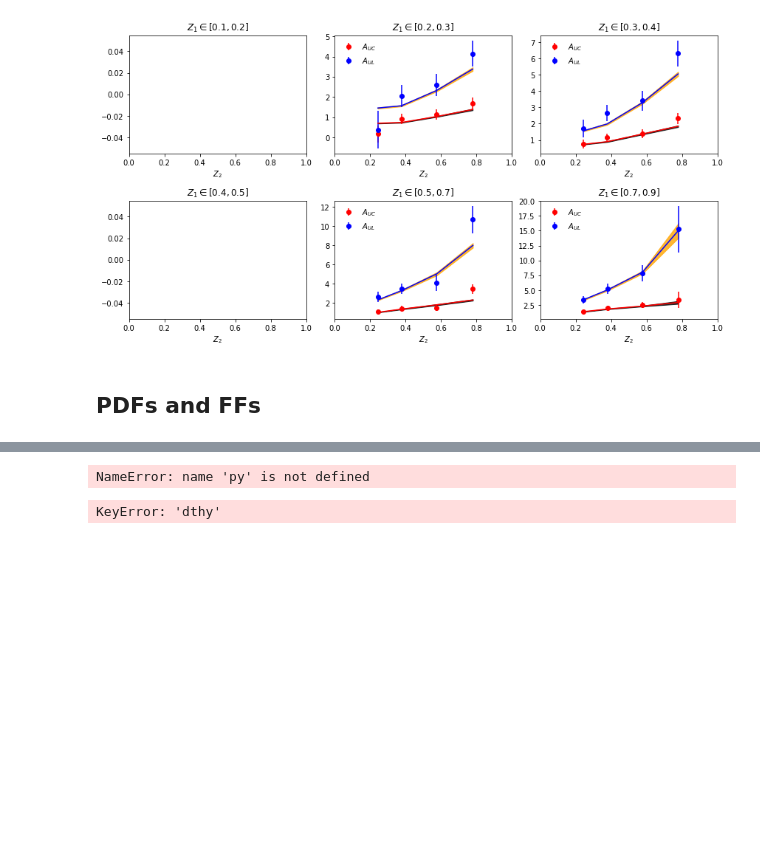
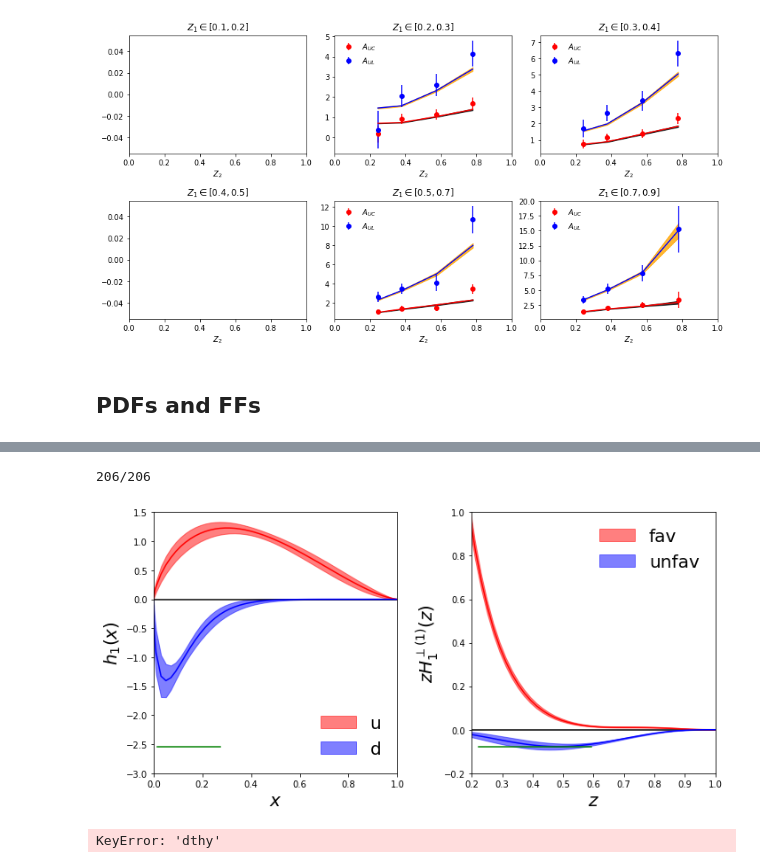
Before and after one commit to zack0179/transfer, a Jupyter notebook: fitlab/notebooks/sia_sidis_lattice_alexei.ipynb, the cells around one changed output, grey strips where cells are left out. Cells and saved outputs as stored; diff of their text form; code cells hidden in the pictures; blank space fills up the shorter version.

```diff
--- a/fitlab/notebooks/sia_sidis_lattice_alexei.ipynb
+++ b/fitlab/notebooks/sia_sidis_lattice_alexei.ipynb
@@ -523,21 +548,55 @@ Hpi=calc(lambda : [conf['collins'].get_C(z,1,'pi+') for z in Z])
+# %%
+X1=10**np.linspace(-4,-2)
+X2=np.linspace(0.0101,0.999)
+X=np.append(X1,X2)
+Q2=2.
+TR=calc(lambda : [conf['transversity'].get_C(x,Q2,target='p') for x in X])
+# %% [output]
+206/206
 # %%
 nrows,ncols=1,2
 py.figure(figsize=(ncols*5,nrows*5))
+
 ax=py.subplot(nrows,ncols,1)
-ax.fill_between(Z,Z*(Hpi['f'][1]-Hpi['df'][1]),Z*(Hpi['f'][1]+Hpi['df'][1]),color='r',alpha=0.5)
-ax.fill_between(Z,Z*(Hpi['f'][3]-Hpi['df'][3]),Z*(Hpi['f'][3]+Hpi['df'][3]),color='b',alpha=0.5)
+ax.fill_between(X,TR['f'][1]-TR['df'][1],TR['f'][1]+TR['df'][1],color='r',alpha=0.5,label="u")
+ax.fill_between(X,TR['f'][3]-TR['df'][3],TR['f'][3]+TR['df'][3],color='b',alpha=0.5,label="d")
+ax.plot(X,X*0,'black')
+ax.plot(X,TR['f'][1],'r')
+ax.plot(X,TR['f'][3],'b')
+ax.set_ylabel(r'$h_{1}(x)$',size=20)
+ax.set_xlabel(r'$x$',size=20)
+ax.set_ylim(-3.,1.5)
+ax.set_xlim(0.,1)
+zmin=np.amin(data['sidis']['tabs']['compass']['x'])
+zmax=np.amax(data['sidis']['tabs']['HERMES']['x'])
+ymin,ymax=ax.get_ylim()
+dy=ymax-ymin
+ax.plot([zmin,zmax],[ymin+dy*0.1,ymin+dy*0.1],'g-')
+ax.legend(fontsize=20,frameon=False)
+
+ax=py.subplot(nrows,ncols,2)
+ax.fill_between(Z,Z*(Hpi['f'][1]-Hpi['df'][1]),Z*(Hpi['f'][1]+Hpi['df'][1]),color='r',alpha=0.5,label="fav")
+ax.fill_between(Z,Z*(Hpi['f'][3]-Hpi['df'][3]),Z*(Hpi['f'][3]+Hpi['df'][3]),color='b',alpha=0.5,label="unfav")
 ax.plot(Z,Z*0,'black')
 ax.plot(Z,Z*Hpi['f'][1],'r')
 ax.plot(Z,Z*Hpi['f'][3],'b')
 ax.set_ylabel(r'$z H_1^{\perp (1)}(z)$',size=20)
 ax.set_xlabel(r'$z$',size=20)
-ax.set_ylim(-0.2,1.5)
-ax.set_xlim(0,1)
+ax.set_ylim(-0.2,1.)
+ax.set_xlim(0.2,1)
+zmin=np.amin(data['sidis']['tabs']['compass']['z'])
+zmax=np.amax(data['sidis']['tabs']['HERMES']['z'])
+ymin,ymax=ax.get_ylim()
+dy=ymax-ymin
+ax.plot([zmin,zmax],[ymin+dy*0.1,ymin+dy*0.1],'g-')
+ax.legend(fontsize=20,frameon=False)
+
 
 
 py.tight_layout()
+py.savefig("%s/collins.pdf"%path2figs)
 # %% [output]
-NameError: name 'py' is not defined
+[figure, added]
 # %%
 ### plot data and theory SIDIS
 # %%
```
Also changed, not shown: parts of 7 cells of this notebook, 1 other file.
